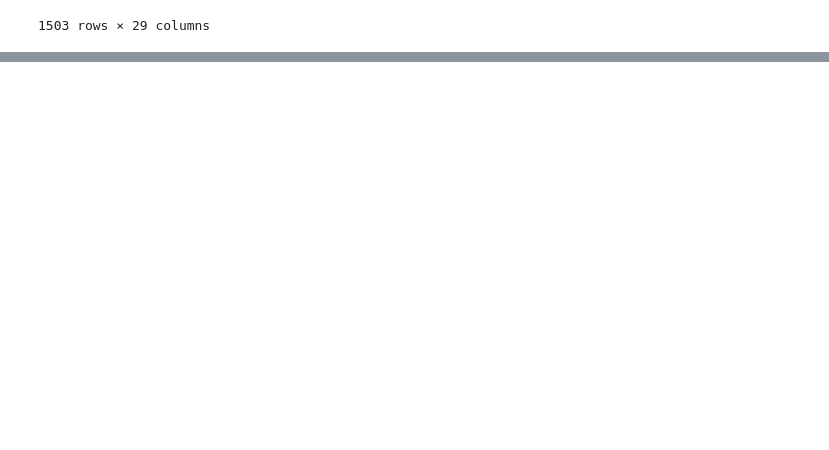
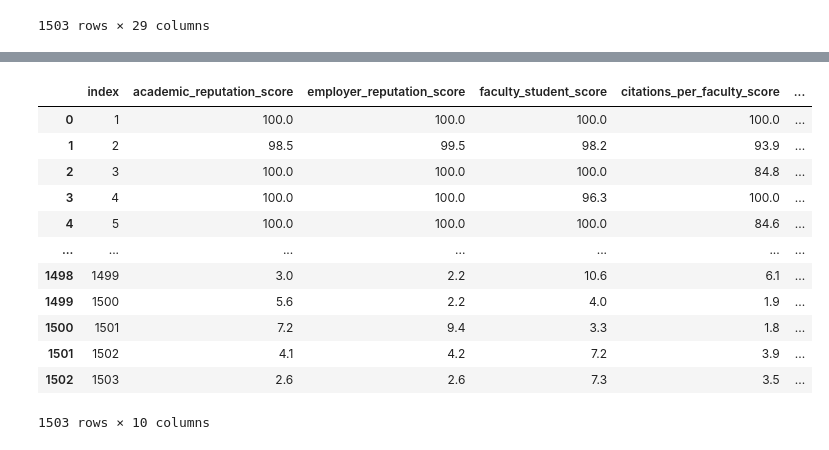
Before and after one commit to TeslimAdeyanju/portfolio-15-world-university-ranking, a Jupyter notebook: notebook.ipynb, the cells around one changed output, grey strips where cells are left out. Drawn from its saved outputs; the diff is of its cells as text; code cells hidden in the pictures; blank space fills up the shorter version.

```diff
--- a/notebook.ipynb
+++ b/notebook.ipynb
@@ -40,0 +92,16 @@ memory usage: 340.6+ KB
+# %%
+numerical_data
+# %% [output]
+|  | index | academic_reputation_score | employer_reputation_score | faculty_student_score | citations_per_faculty_score | ... |
+| 0 | 1 | 100.0 | 100.0 | 100.0 | 100.0 | ... |
+| 1 | 2 | 98.5 | 99.5 | 98.2 | 93.9 | ... |
+| 2 | 3 | 100.0 | 100.0 | 100.0 | 84.8 | ... |
+| 3 | 4 | 100.0 | 100.0 | 96.3 | 100.0 | ... |
+| 4 | 5 | 100.0 | 100.0 | 100.0 | 84.6 | ... |
+| ... | ... | ... | ... | ... | ... | ... |
+| 1498 | 1499 | 3.0 | 2.2 | 10.6 | 6.1 | ... |
+| 1499 | 1500 | 5.6 | 2.2 | 4.0 | 1.9 | ... |
+| 1500 | 1501 | 7.2 | 9.4 | 3.3 | 1.8 | ... |
+| 1501 | 1502 | 4.1 | 4.2 | 7.2 | 3.9 | ... |
+| 1502 | 1503 | 2.6 | 2.6 | 7.3 | 3.5 | ... |
+1503 rows × 10 columns
```
Also changed, not shown: parts of 50 cells of this notebook.
